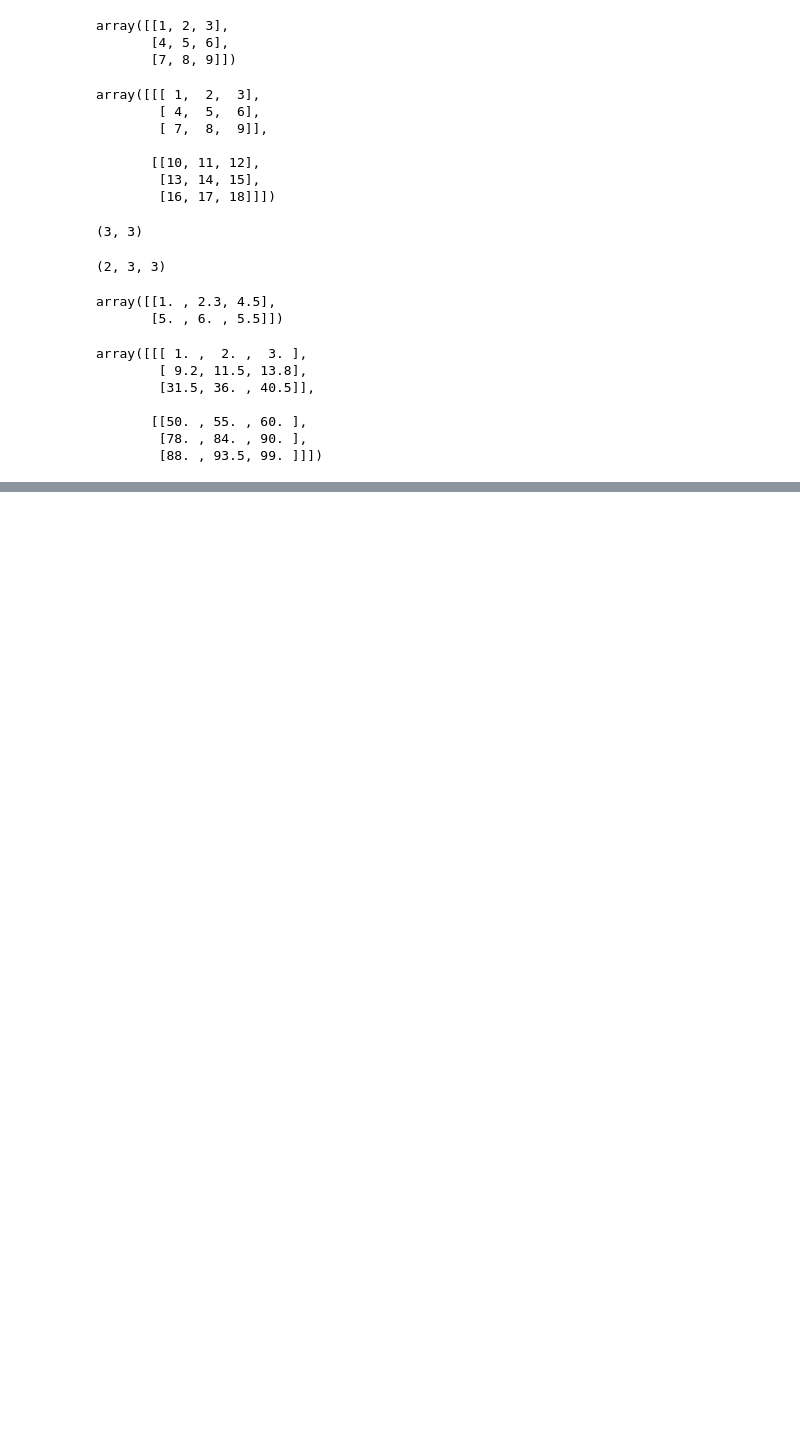
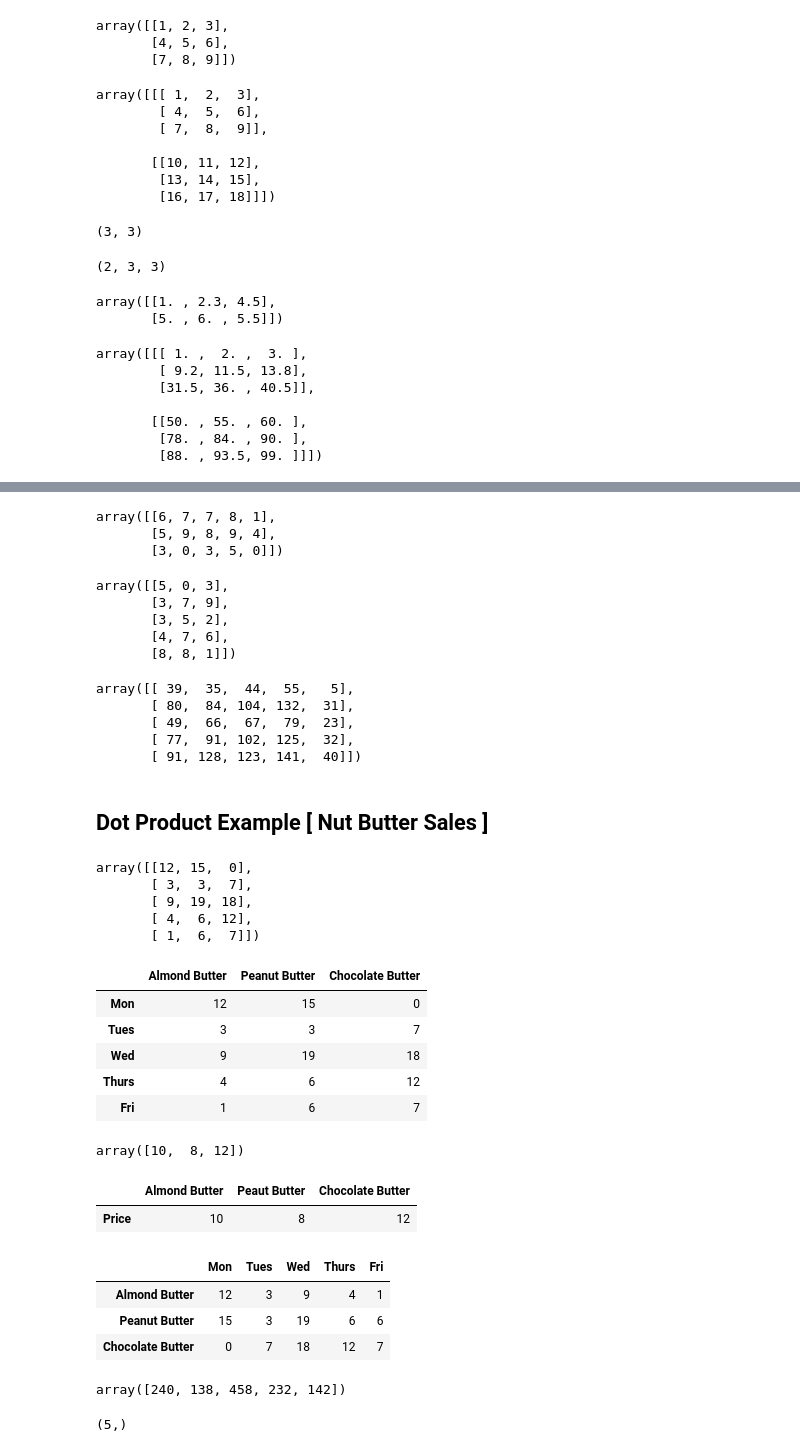
Before and after one commit to Jai3-ui/Machine-Learning-, a Jupyter notebook: Libraries/Numpy/Numpy.ipynb, the cells around one changed output, grey strips where cells are left out. Cells and saved outputs as stored; diff of their text form; code cells hidden in the pictures; blank space fills up the shorter version.

```diff
--- a/Libraries/Numpy/Numpy.ipynb
+++ b/Libraries/Numpy/Numpy.ipynb
@@ -616,0 +594,68 @@ array([[ 39,  35,  44,  55,   5],
+# %%
+mat2_reshape=mat2.reshape((3,5))
+mat2_reshape
+# %% [output]
+array([[6, 7, 7, 8, 1],
+       [5, 9, 8, 9, 4],
+       [3, 0, 3, 5, 0]])
+# %%
+mat1
+# %% [output]
+array([[5, 0, 3],
+       [3, 7, 9],
+       [3, 5, 2],
+       [4, 7, 6],
+       [8, 8, 1]])
+# %%
+mat1.dot(mat2_reshape)
+# %% [output]
+array([[ 39,  35,  44,  55,   5],
+       [ 80,  84, 104, 132,  31],
+       [ 49,  66,  67,  79,  23],
+       [ 77,  91, 102, 125,  32],
+       [ 91, 128, 123, 141,  40]])
+# %% [markdown]
+## Dot Product Example [ Nut Butter Sales ]
+# %%
+np.random.seed(0)
+sales_quantity=np.random.randint(20,size=(5,3))
+sales_quantity
+# %% [output]
+array([[12, 15,  0],
+       [ 3,  3,  7],
+       [ 9, 19, 18],
+       [ 4,  6, 12],
+       [ 1,  6,  7]])
+# %%
+# Create Dataframe
+weekly_sales=pd.DataFrame(sales_quantity,index=["Mon","Tues","Wed","Thurs","Fri"],
+                          columns=["Almond Butter","Peanut Butter","Chocolate Butter"])
+weekly_sales
+# %% [output]
+|  | Almond Butter | Peanut Butter | Chocolate Butter |
+| Mon | 12 | 15 | 0 |
+| Tues | 3 | 3 | 7 |
+| Wed | 9 | 19 | 18 |
+| Thurs | 4 | 6 | 12 |
+| Fri | 1 | 6 | 7 |
+# %%
+# Creating DataFrame for Price of Each Butter
+price=np.array([10,8,12])
+price
+# %% [output]
+array([10,  8, 12])
+# %%
+price_sales=pd.DataFrame(price.reshape(1,3),index=["Price"],
+                        columns=["Almond Butter", "Peaut Butter","Chocolate Butter"])
+price_sales
+# %% [output]
+|  | Almond Butter | Peaut Butter | Chocolate Butter |
+| Price | 10 | 8 | 12 |
+# %%
+w_sales=weekly_sales.T
+w_sales
+# %% [output]
+|  | Mon | Tues | Wed | Thurs | Fri |
+| Almond Butter | 12 | 3 | 9 | 4 | 1 |
+| Peanut Butter | 15 | 3 | 19 | 6 | 6 |
+| Chocolate Butter | 0 | 7 | 18 | 12 | 7 |
@@ -616,0 +664,8 @@ array([[ 39,  35,  44,  55,   5],
+# %%
+total_sales
+# %% [output]
+array([240, 138, 458, 232, 142])
+# %%
+total_sales.shape
+# %% [output]
+(5,)
```
Also changed, not shown: parts of 33 cells of this notebook, 1 other file.
